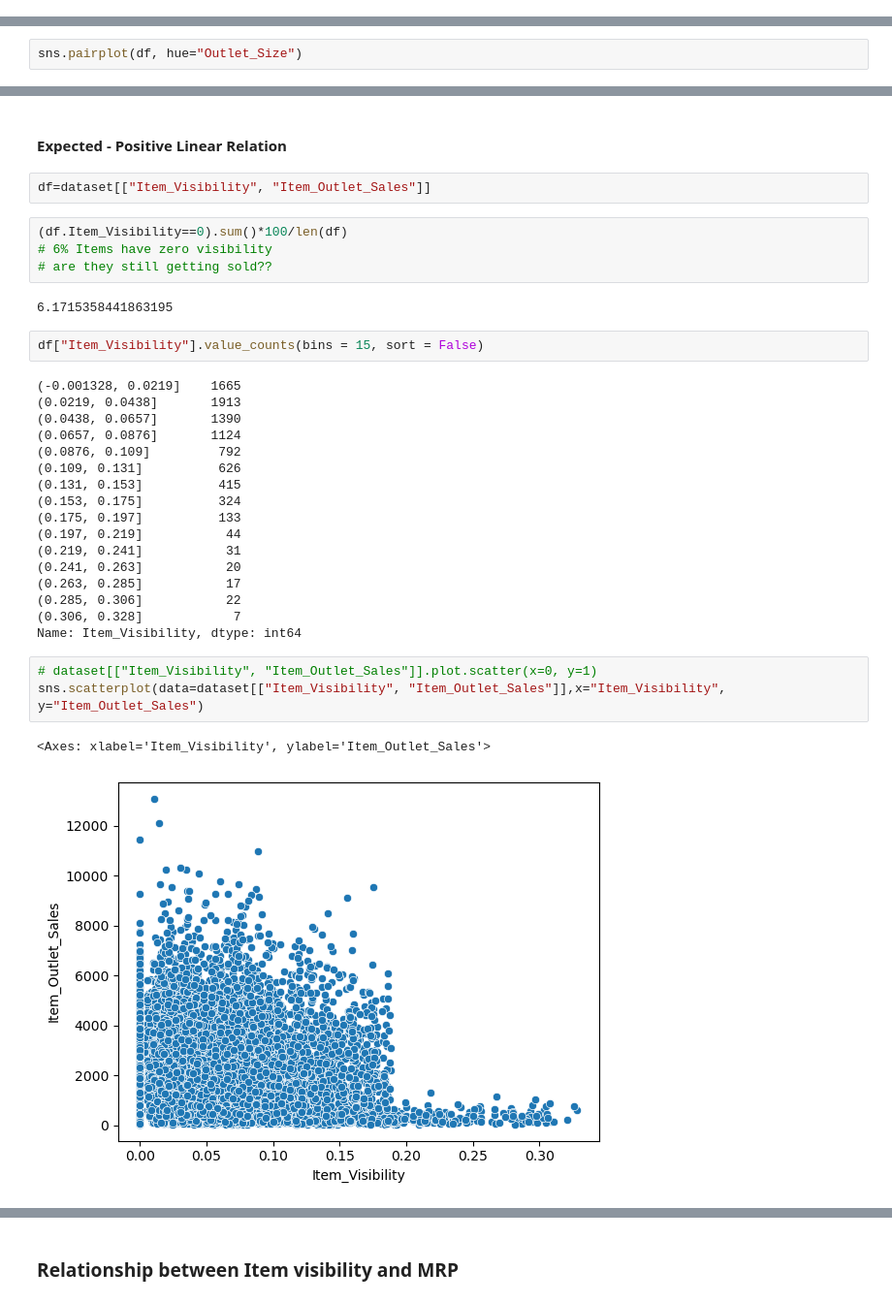
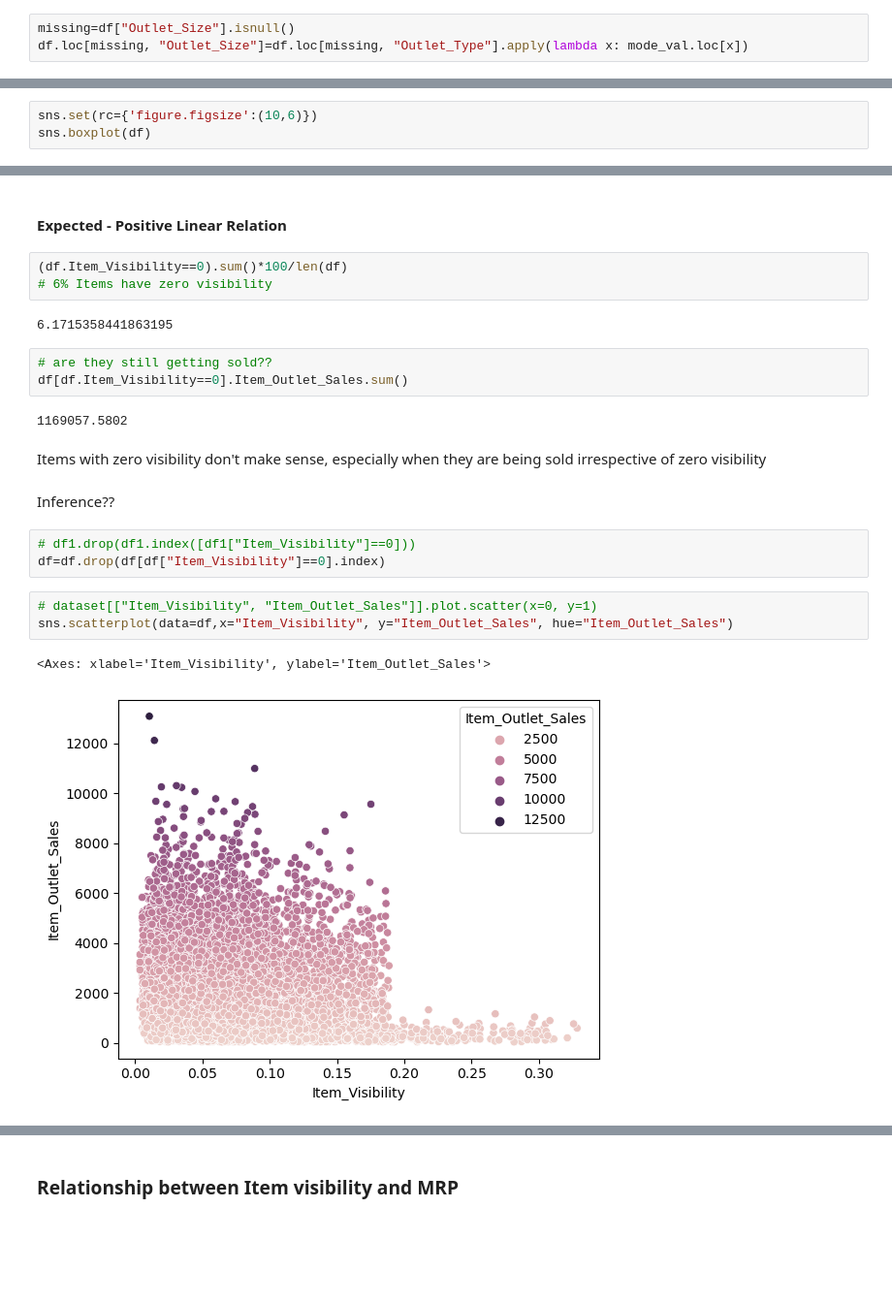
Before and after one commit to komalchamyal/bigmart-analysis, a Jupyter notebook: Big Mart Sales Analysis & Prediction.ipynb, the cells around one changed output, grey strips where cells are left out. Shown at 97% size. Cells and saved outputs as stored; diff of their text form; blank space fills up the shorter version.

```diff
--- a/Big Mart Sales Analysis & Prediction.ipynb
+++ b/Big Mart Sales Analysis & Prediction.ipynb
@@ -193,0 +168,3 @@ sns.scatterplot(data=dataset[["Outlet_Size", "Outlet_Type"]],x="Outlet_Size", y=
+# %%
+missing=df["Outlet_Size"].isnull()
+df.loc[missing, "Outlet_Size"]=df.loc[missing, "Outlet_Type"].apply(lambda x: mode_val.loc[x])
@@ -240,5 +227,6 @@ y_train=pd.get_dummies(y_train)
 # %%
 x_train=pd.get_dummies(x_train)
 # %%
-sns.pairplot(df, hue="Outlet_Size")
+sns.set(rc={'figure.figsize':(10,6)})
+sns.boxplot(df)
 # %% [output]
@@ -250,37 +236,27 @@ sns.pairplot(df, hue="Outlet_Size")
 ### 1) Relationship between Item Visibility and Sale
 # %% [markdown]
 #### Expected -  Positive Linear Relation
-# %%
-df=dataset[["Item_Visibility", "Item_Outlet_Sales"]]
 # %%
 (df.Item_Visibility==0).sum()*100/len(df)
 # 6% Items have zero visibility
-# are they still getting sold??
 # %% [output]
 6.1715358441863195
-# %%
-df["Item_Visibility"].value_counts(bins = 15, sort = False)
-# %% [output]
-(-0.001328, 0.0219]    1665
-(0.0219, 0.0438]       1913
-(0.0438, 0.0657]       1390
-(0.0657, 0.0876]       1124
-(0.0876, 0.109]         792
-(0.109, 0.131]          626
-(0.131, 0.153]          415
-(0.153, 0.175]          324
-(0.175, 0.197]          133
-(0.197, 0.219]           44
-(0.219, 0.241]           31
-(0.241, 0.263]           20
-(0.263, 0.285]           17
-(0.285, 0.306]           22
-(0.306, 0.328]            7
-Name: Item_Visibility, dtype: int64
+# %%
+# are they still getting sold??
+df[df.Item_Visibility==0].Item_Outlet_Sales.sum()
+# %% [output]
+1169057.5802
+# %% [markdown]
+Items with zero visibility don't make sense, especially when they are being sold irrespective of zero visibility
+# %% [markdown]
+Inference??
+# %%
+# df1.drop(df1.index([df1["Item_Visibility"]==0]))
+df=df.drop(df[df["Item_Visibility"]==0].index)
 # %%
 # dataset[["Item_Visibility", "Item_Outlet_Sales"]].plot.scatter(x=0, y=1)
-sns.scatterplot(data=dataset[["Item_Visibility", "Item_Outlet_Sales"]],x="Item_Visibility", y="Item_Outlet_Sales")
+sns.scatterplot(data=df,x="Item_Visibility", y="Item_Outlet_Sales", hue="Item_Outlet_Sales")
 # %% [output]
 <Axes: xlabel='Item_Visibility', ylabel='Item_Outlet_Sales'>
-[figure, old version]
+[figure, new version]
 # %% [markdown]
```
Also changed, not shown: parts of 58 cells of this notebook.
